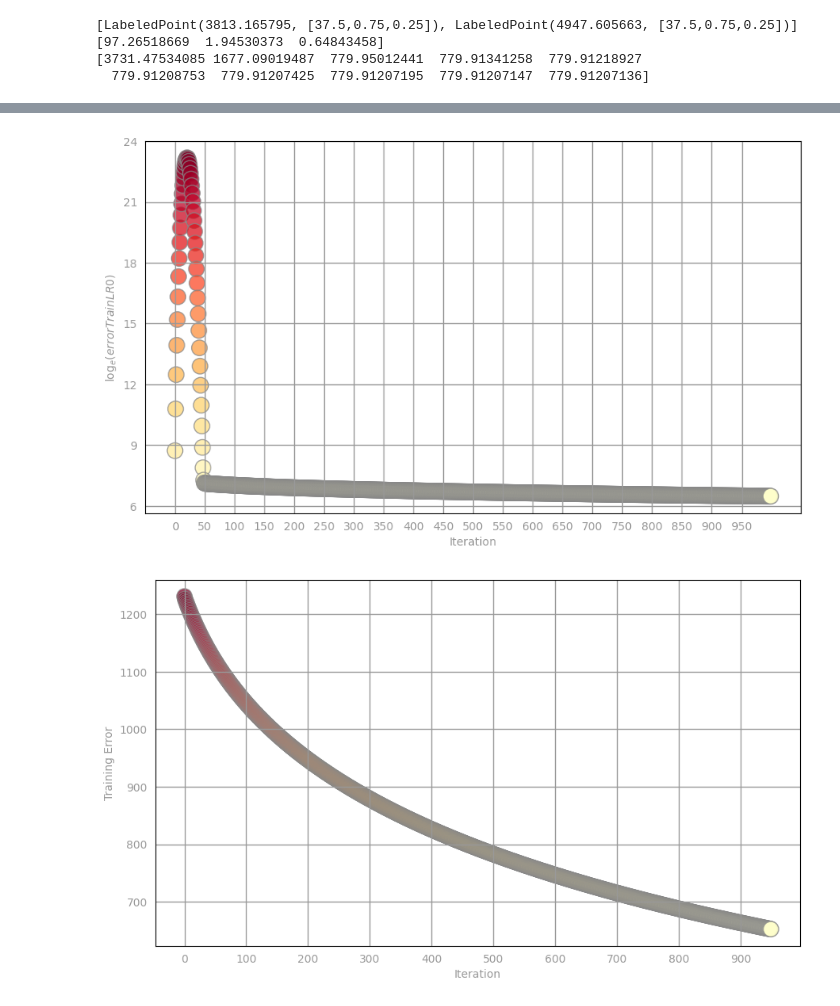
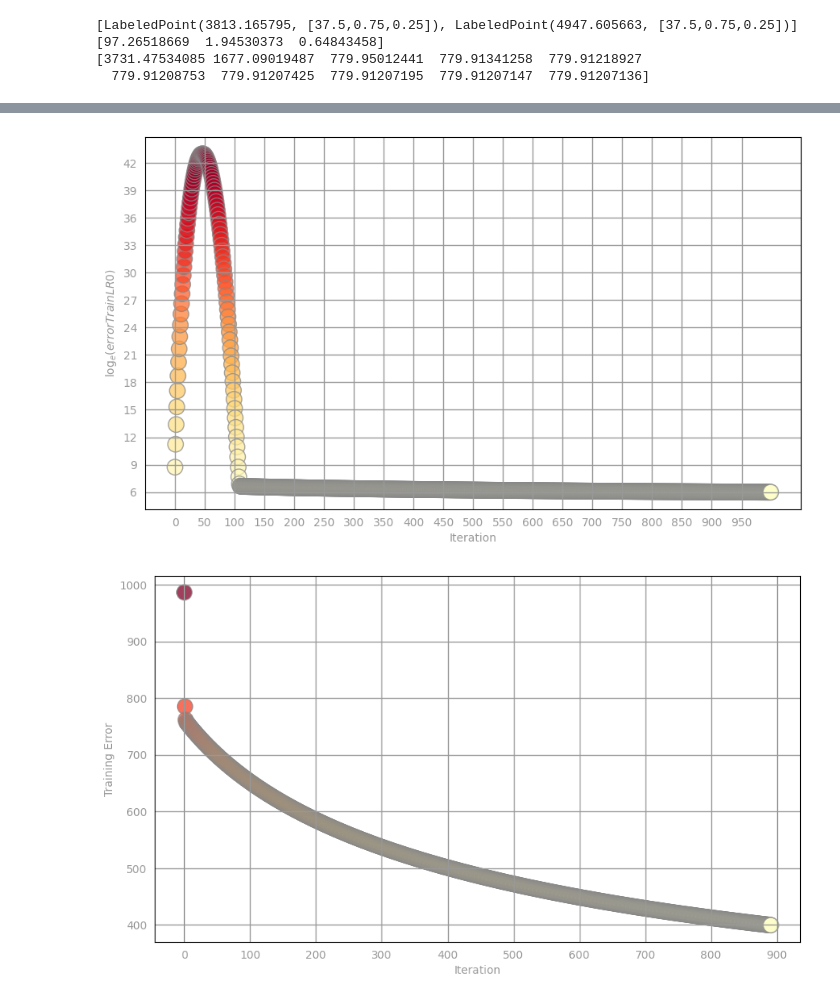
Before and after one commit to ptoyip/COMP4651_Final_Project, a Jupyter notebook: mlp.ipynb, the cells around one changed output, grey strips where cells are left out. Cells and saved outputs as stored; diff of their text form; code cells hidden in the pictures.

```diff
--- a/mlp.ipynb
+++ b/mlp.ipynb
@@ -176,3 +176,20 @@ print(exampleErrorTrain)
 [97.26518669  1.94530373  0.64843458]
 [3731.47534085 1677.09019487  779.95012441  779.91341258  779.91218927
   779.91208753  779.91207425  779.91207195  779.91207147  779.91207136]
+# %%
+numItersArray = [100, 250, 500, 1000]
+alphaArray = [5e-4, 6e-4, 7e-4]
+
+for alpha in alphaArray:
+    for numIters in numItersArray:
+        print(str(alpha)+"\t"+str(numIters))
+
+        weightsLR0, errorTrainLR0 = linregGradientDescent(TrainData, numIters, alpha)
+
+        labelsAndPreds = TrainData.map(lambda x: getLabeledPrediction(weightsLR0, x))
+        rmseTrainLR0 = calcRMSE(labelsAndPreds)
+
+        labelsAndPreds = ValData.map(lambda x: getLabeledPrediction(weightsLR0, x))
+        rmseValLR0 = calcRMSE(labelsAndPreds)
+
+        print('Train LR0 = {0:.3f}\tValidation LR0 = {1:.3f}'.format(rmseTrainLR0, rmseValLR0))
@@ -179,18 +214,12 @@ print(exampleErrorTrain)
 # %%
-numItersArray = [100, 250, 500, 1000]
+weightsLR0, errorTrainLR0 = linregGradientDescent(TrainData, 1000, 6e-4)
 
-for numIters in numItersArray:
-    print(str(numIters))
+labelsAndPreds = TrainData.map(lambda x: getLabeledPrediction(weightsLR0, x))
+rmseTrainLR0 = calcRMSE(labelsAndPreds)
 
-    weightsLR0, errorTrainLR0 = linregGradientDescent(TrainData, numIters, 4e-4)
+labelsAndPreds = ValData.map(lambda x: getLabeledPrediction(weightsLR0, x))
+rmseValLR0 = calcRMSE(labelsAndPreds)
 
-    labelsAndPreds = TrainData.map(lambda x: getLabeledPrediction(weightsLR0, x))
-    rmseTrainLR0 = calcRMSE(labelsAndPreds)
-
-    print('Train RMSE:\n\tBaseline = {0:.3f}\n\tLR0 = {1:.3f}'.format(rmseTrainBase, rmseTrainLR0))
-
-    labelsAndPreds = ValData.map(lambda x: getLabeledPrediction(weightsLR0, x))
-    rmseValLR0 = calcRMSE(labelsAndPreds)
-
-    print('Validation RMSE:\n\tBaseline = {0:.3f}\n\tLR0 = {1:.3f}'.format(rmseValBase, rmseValLR0))
+print('Train RMSE:\n\tBaseline = {0:.3f}\n\tLR0 = {1:.3f}'.format(rmseTrainBase, rmseTrainLR0))
+print('Validation RMSE:\n\tBaseline = {0:.3f}\n\tLR0 = {1:.3f}'.format(rmseValBase, rmseValLR0))
 # %% [output]
@@ -220,17 +238,17 @@ plt.scatter(range(0, numIters), np.log(errorTrainLR0), s=14**2, c=clrs, edgecolo
 ax.set_xlabel('Iteration'), ax.set_ylabel(r'$\log_e(errorTrainLR0)$')
 pass
 # %% [output]
-[figure, old version]
+[figure, new version]
 # %%
 norm = Normalize()
-clrs = cmap(np.asarray(norm(errorTrainLR0[50:])))[:,0:3]
+clrs = cmap(np.asarray(norm(errorTrainLR0[108:])))[:,0:3]
 
 fig, ax = preparePlot(np.arange(0, 1000, 100), np.arange(0, 2000, 100))
-plt.scatter(range(0, numIters-50), errorTrainLR0[50:], s=14**2, c=clrs, edgecolors='#888888', alpha=0.75)
+plt.scatter(range(0, numIters-108), errorTrainLR0[108:], s=14**2, c=clrs, edgecolors='#888888', alpha=0.75)
 ax.set_xlabel('Iteration'), ax.set_ylabel(r'Training Error')
 pass
 # %% [output]
-[figure, old version]
+[figure, new version]
 # %%
 actual = np.asarray(ValData \
                     .map(lambda lp: lp.label) \
```
Also changed, not shown: parts of 3 cells of this notebook.
